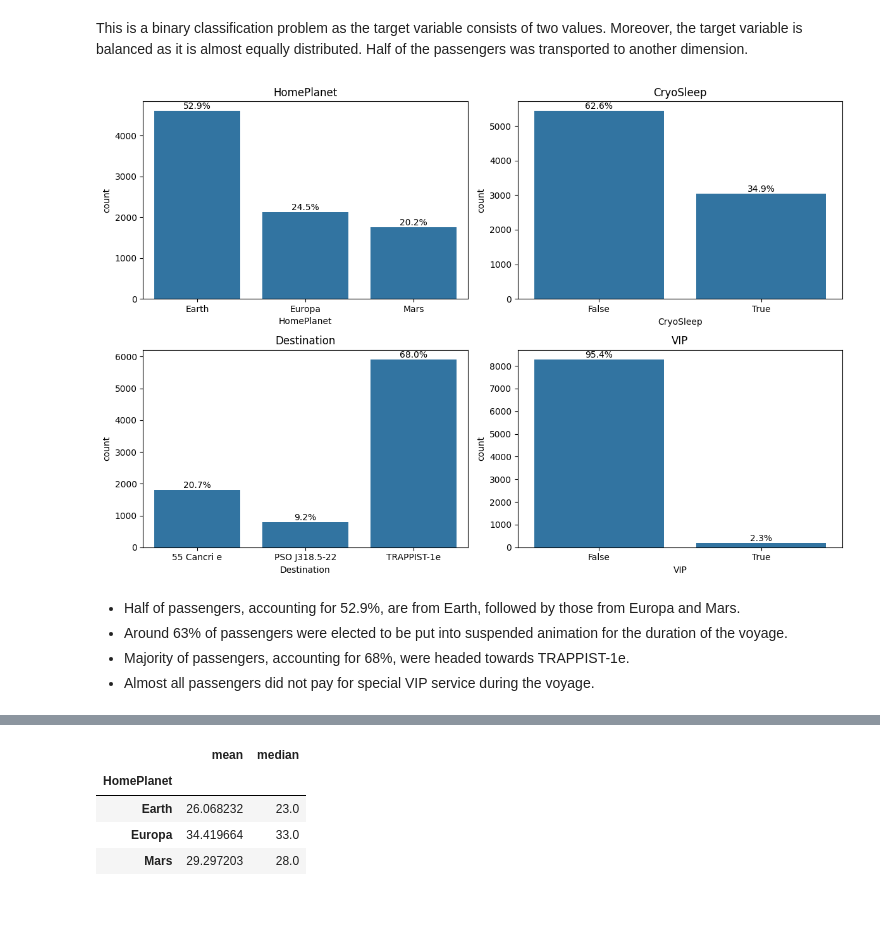
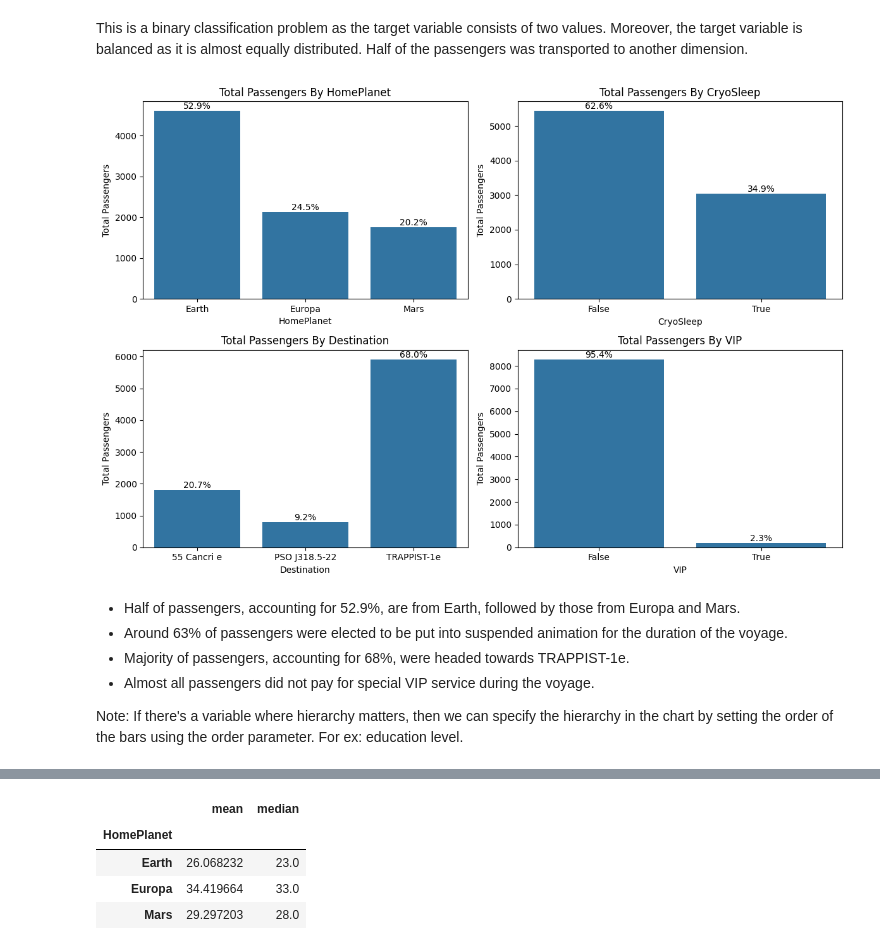
Before and after one commit to hanashah-01/spaceship-titanic, a Jupyter notebook: spaceship-titanic.ipynb, the cells around one changed output, grey strips where cells are left out. Drawn from its saved outputs; the diff is of its cells as text; code cells hidden in the pictures; blank space fills up the shorter version.

```diff
--- a/spaceship-titanic.ipynb
+++ b/spaceship-titanic.ipynb
@@ -459,34 +473,37 @@ This is a binary classification problem as the target variable consists of two v
 # %%
 # display distribution of categorical features
 fig, axes = plt.subplots(2, 2, figsize=(12, 8))
 
 # list of features to plot
 features = ['HomePlanet', 'CryoSleep', 'Destination', 'VIP']
 
 # function to add percentages on top of bars
 def add_percentage(ax):
     total = len(space_train)
     for p in ax.patches:
         height = p.get_height()
         if height > 0:  # Only annotate if height is greater than 0
             percentage = (height / total) * 100
             ax.annotate(f'{percentage:.1f}%',
                         (p.get_x() + p.get_width() / 2., height),
                         ha='center', va='bottom')
 
 # plot countplots for each feature
 for feature, ax in zip(features, axes.ravel()):
     sns.countplot(data=space_train, x=feature, ax=ax)
-    ax.set_title(feature)
+    ax.set_title('Total Passengers By '+feature)
+    ax.set_ylabel('Total Passengers')
     add_percentage(ax)
 
 # adjust layout
 plt.tight_layout()
 plt.show()
 # %% [output]
-[figure, old version]
+[figure, new version]
 # %% [markdown]
 - Half of passengers, accounting for 52.9%, are from Earth, followed by those from Europa and Mars.
 - Around 63% of passengers were elected to be put into suspended animation for the duration of the voyage.
 - Majority of passengers, accounting for 68%, were headed towards TRAPPIST-1e.
 - Almost all passengers did not pay for special VIP service during the voyage.
+
+Note: If there's a variable where hierarchy matters, then we can specify the hierarchy in the chart by setting the order of the bars using the order parameter. For ex: education level.
```
Also changed, not shown: parts of 81 cells of this notebook, 1 other file.
